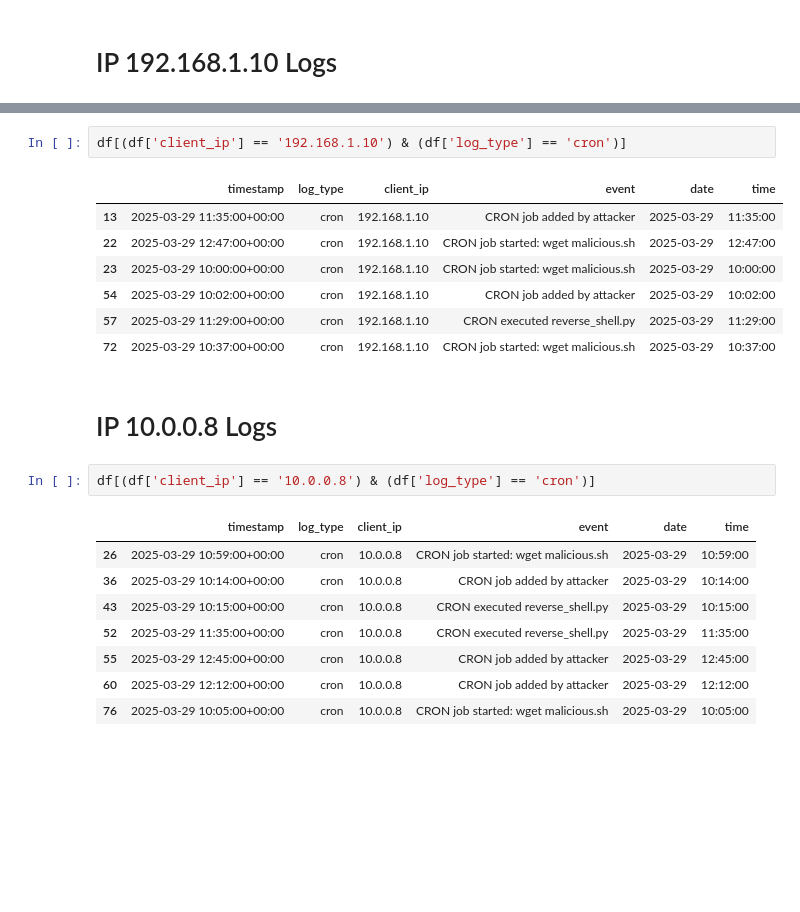
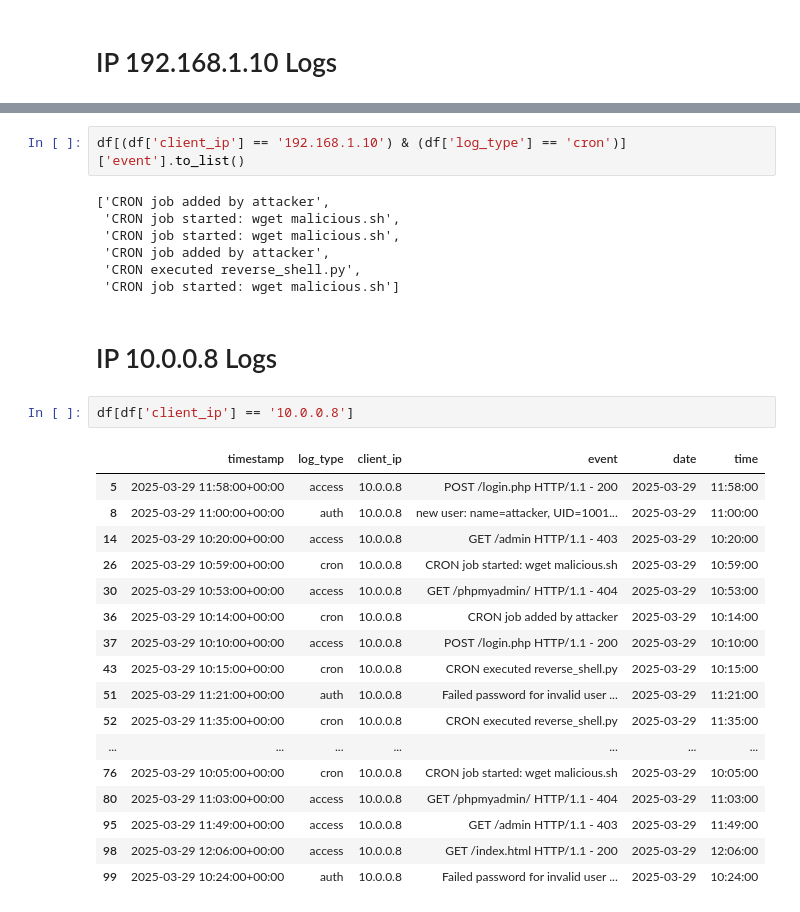
Before and after one commit to Zz1rg/CyberGroup2, a Jupyter notebook: AnalyzeLog.ipynb, the cells around one changed output, grey strips where cells are left out. Saved outputs shown, nothing was run; the diff lists cells and outputs as text; blank space fills up the shorter version.

```diff
--- a/AnalyzeLog.ipynb
+++ b/AnalyzeLog.ipynb
@@ -135,23 +248,31 @@ df[(df['client_ip'] == '203.0.113.5') & (df['log_type'] == 'auth')]['event'].to_
 # %%
-df[(df['client_ip'] == '192.168.1.10') & (df['log_type'] == 'cron')]
+df[(df['client_ip'] == '192.168.1.10') & (df['log_type'] == 'cron')]['event'].to_list()
 # %% [output]
-|  | timestamp | log_type | client_ip | event | date | time |
-| 13 | 2025-03-29 11:35:00+00:00 | cron | 192.168.1.10 | CRON job added by attacker | 2025-03-29 | 11:35:00 |
-| 22 | 2025-03-29 12:47:00+00:00 | cron | 192.168.1.10 | CRON job started: wget malicious.sh | 2025-03-29 | 12:47:00 |
-| 23 | 2025-03-29 10:00:00+00:00 | cron | 192.168.1.10 | CRON job started: wget malicious.sh | 2025-03-29 | 10:00:00 |
-| 54 | 2025-03-29 10:02:00+00:00 | cron | 192.168.1.10 | CRON job added by attacker | 2025-03-29 | 10:02:00 |
-| 57 | 2025-03-29 11:29:00+00:00 | cron | 192.168.1.10 | CRON executed reverse_shell.py | 2025-03-29 | 11:29:00 |
-| 72 | 2025-03-29 10:37:00+00:00 | cron | 192.168.1.10 | CRON job started: wget malicious.sh | 2025-03-29 | 10:37:00 |
+['CRON job added by attacker',
+ 'CRON job started: wget malicious.sh',
+ 'CRON job started: wget malicious.sh',
+ 'CRON job added by attacker',
+ 'CRON executed reverse_shell.py',
+ 'CRON job started: wget malicious.sh']
 # %% [markdown]
 # IP 10.0.0.8 Logs
 # %%
-df[(df['client_ip'] == '10.0.0.8') & (df['log_type'] == 'cron')]
+df[df['client_ip'] == '10.0.0.8']
 # %% [output]
 |  | timestamp | log_type | client_ip | event | date | time |
+| 5 | 2025-03-29 11:58:00+00:00 | access | 10.0.0.8 | POST /login.php HTTP/1.1 - 200 | 2025-03-29 | 11:58:00 |
+| 8 | 2025-03-29 11:00:00+00:00 | auth | 10.0.0.8 | new user: name=attacker, UID=1001... | 2025-03-29 | 11:00:00 |
+| 14 | 2025-03-29 10:20:00+00:00 | access | 10.0.0.8 | GET /admin HTTP/1.1 - 403 | 2025-03-29 | 10:20:00 |
 | 26 | 2025-03-29 10:59:00+00:00 | cron | 10.0.0.8 | CRON job started: wget malicious.sh | 2025-03-29 | 10:59:00 |
+| 30 | 2025-03-29 10:53:00+00:00 | access | 10.0.0.8 | GET /phpmyadmin/ HTTP/1.1 - 404 | 2025-03-29 | 10:53:00 |
 | 36 | 2025-03-29 10:14:00+00:00 | cron | 10.0.0.8 | CRON job added by attacker | 2025-03-29 | 10:14:00 |
+| 37 | 2025-03-29 10:10:00+00:00 | access | 10.0.0.8 | POST /login.php HTTP/1.1 - 200 | 2025-03-29 | 10:10:00 |
 | 43 | 2025-03-29 10:15:00+00:00 | cron | 10.0.0.8 | CRON executed reverse_shell.py | 2025-03-29 | 10:15:00 |
+| 51 | 2025-03-29 11:21:00+00:00 | auth | 10.0.0.8 | Failed password for invalid user ... | 2025-03-29 | 11:21:00 |
 | 52 | 2025-03-29 11:35:00+00:00 | cron | 10.0.0.8 | CRON executed reverse_shell.py | 2025-03-29 | 11:35:00 |
-| 55 | 2025-03-29 12:45:00+00:00 | cron | 10.0.0.8 | CRON job added by attacker | 2025-03-29 | 12:45:00 |
-| 60 | 2025-03-29 12:12:00+00:00 | cron | 10.0.0.8 | CRON job added by attacker | 2025-03-29 | 12:12:00 |
+| ... | ... | ... | ... | ... | ... | ... |
 | 76 | 2025-03-29 10:05:00+00:00 | cron | 10.0.0.8 | CRON job started: wget malicious.sh | 2025-03-29 | 10:05:00 |
+| 80 | 2025-03-29 11:03:00+00:00 | access | 10.0.0.8 | GET /phpmyadmin/ HTTP/1.1 - 404 | 2025-03-29 | 11:03:00 |
+| 95 | 2025-03-29 11:49:00+00:00 | access | 10.0.0.8 | GET /admin HTTP/1.1 - 403 | 2025-03-29 | 11:49:00 |
+| 98 | 2025-03-29 12:06:00+00:00 | access | 10.0.0.8 | GET /index.html HTTP/1.1 - 200 | 2025-03-29 | 12:06:00 |
+| 99 | 2025-03-29 10:24:00+00:00 | auth | 10.0.0.8 | Failed password for invalid user ... | 2025-03-29 | 10:24:00 |
```
Also changed, not shown: parts of 10 cells of this notebook.
